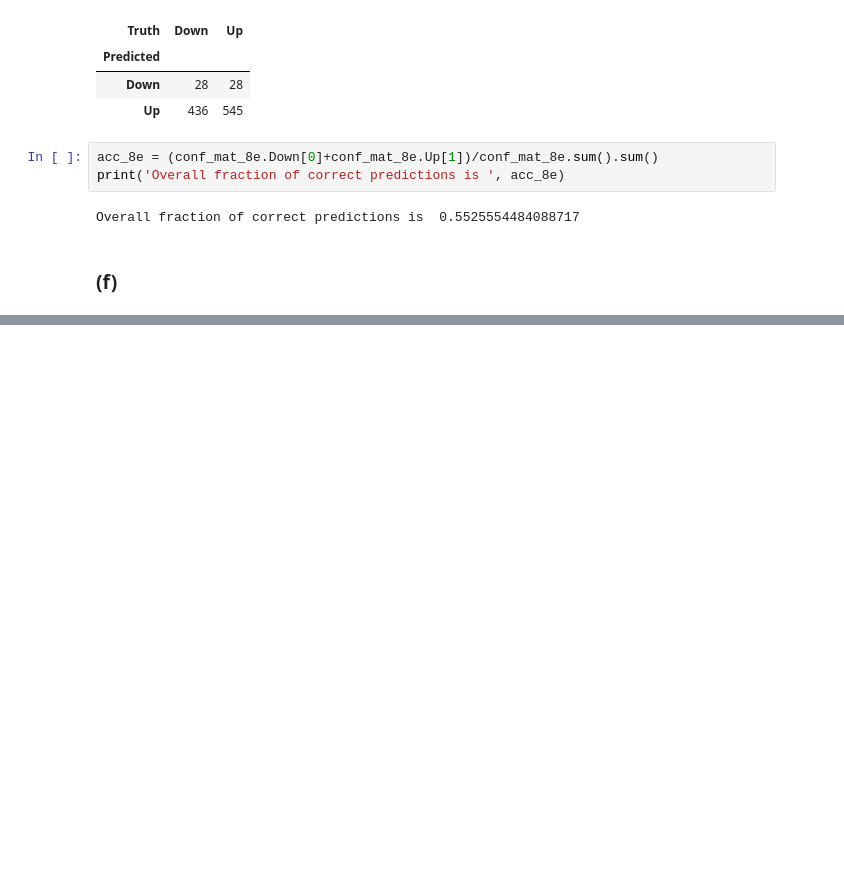
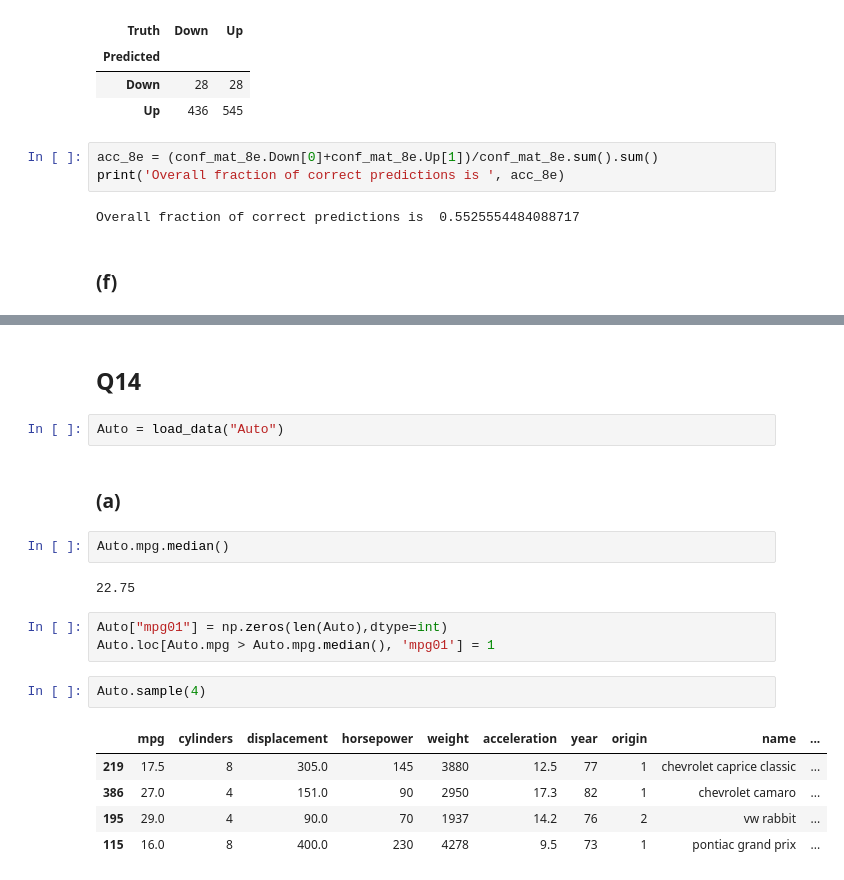
Before and after one commit to Mousavisp/ISLP-Exersises, a Jupyter notebook: Ch04.ipynb, the cells around one changed output, grey strips where cells are left out. Saved outputs shown, nothing was run; the diff lists cells and outputs as text; blank space fills up the shorter version.

```diff
--- a/Ch04.ipynb
+++ b/Ch04.ipynb
@@ -177,0 +255,21 @@ Overall fraction of correct predictions is  0.5525554484088717
+# %% [markdown]
+## Q14
+# %%
+Auto = load_data("Auto")
+# %% [markdown]
+### (a)
+# %%
+Auto.mpg.median()
+# %% [output]
+22.75
+# %%
+Auto["mpg01"] = np.zeros(len(Auto),dtype=int)
+Auto.loc[Auto.mpg > Auto.mpg.median(), 'mpg01'] = 1
+# %%
+Auto.sample(4)
+# %% [output]
+|  | mpg | cylinders | displacement | horsepower | weight | acceleration | year | origin | name | ... |
+| 219 | 17.5 | 8 | 305.0 | 145 | 3880 | 12.5 | 77 | 1 | chevrolet caprice classic | ... |
+| 386 | 27.0 | 4 | 151.0 | 90 | 2950 | 17.3 | 82 | 1 | chevrolet camaro | ... |
+| 195 | 29.0 | 4 | 90.0 | 70 | 1937 | 14.2 | 76 | 2 | vw rabbit | ... |
+| 115 | 16.0 | 8 | 400.0 | 230 | 4278 | 9.5 | 73 | 1 | pontiac grand prix | ... |
```
Also changed, not shown: parts of 37 cells of this notebook.
